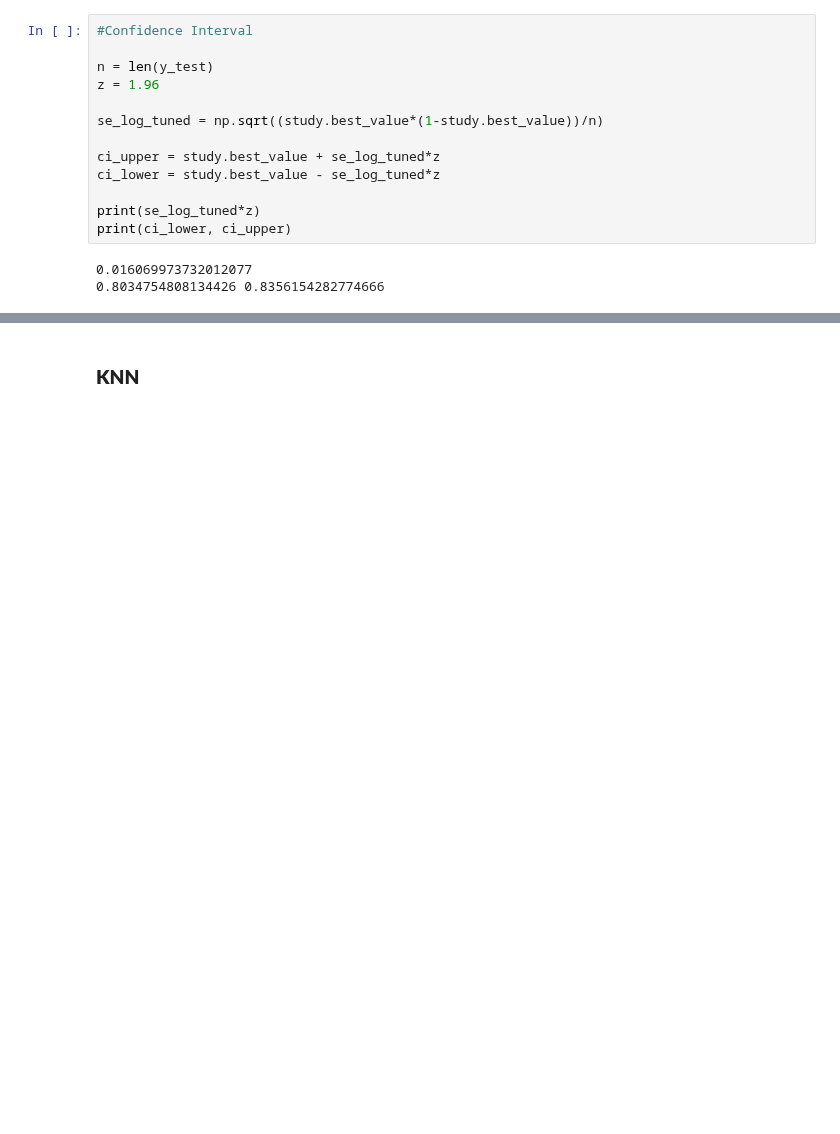
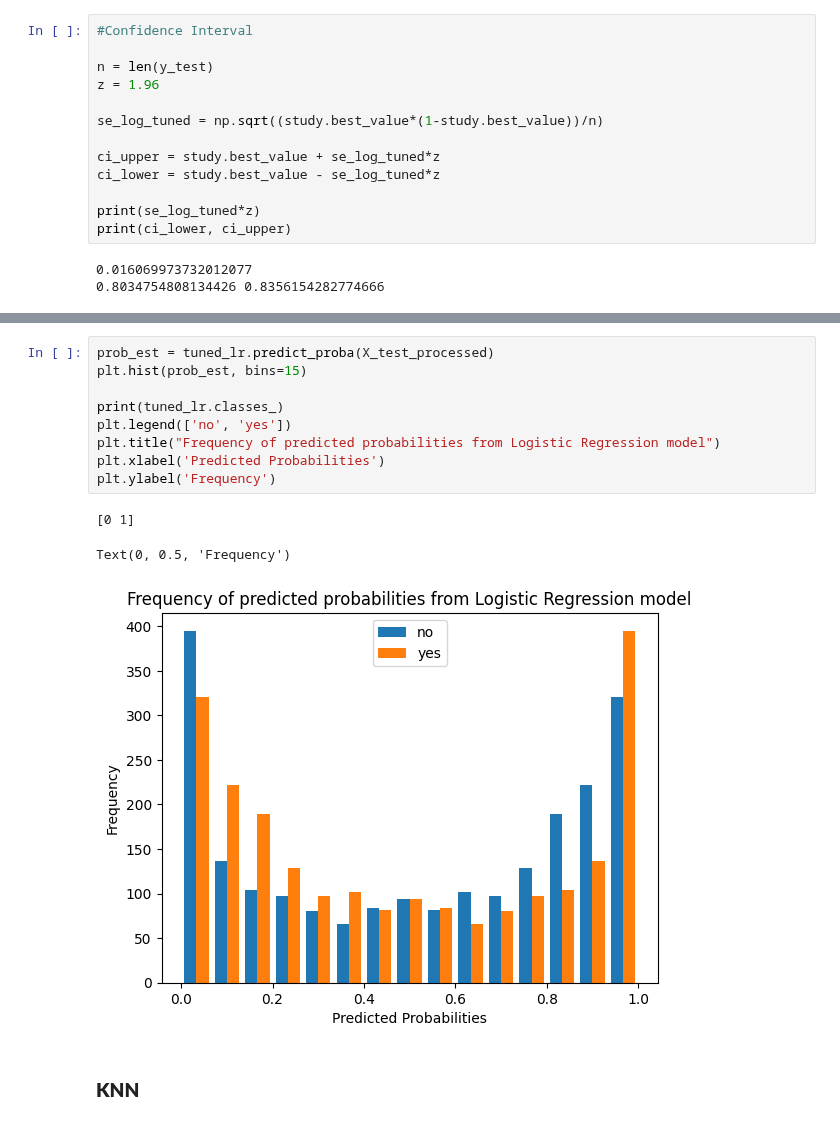
Before and after one commit to BakingPancakes/ML-for-Business-Decision-Making-Project, a Jupyter notebook: main.ipynb, the cells around one changed output, grey strips where cells are left out. Drawn from its saved outputs; the diff is of its cells as text; blank space fills up the shorter version.

Commit message:
tree and LR visualizations; tree could probably look better

```diff
--- a/main.ipynb
+++ b/main.ipynb
@@ -579,3 +587,16 @@ print(ci_lower, ci_upper)
+# %%
+prob_est = tuned_lr.predict_proba(X_test_processed)
+plt.hist(prob_est, bins=15)
+
+print(tuned_lr.classes_)
+plt.legend(['no', 'yes'])
+plt.title("Frequency of predicted probabilities from Logistic Regression model")
+plt.xlabel('Predicted Probabilities')
+plt.ylabel('Frequency')
+# %% [output]
+[0 1]
+Text(0, 0.5, 'Frequency')
+[figure, added]
 # %% [markdown]
 <div style= "font-family: 'Georgia', serif;" >
 
```
Also changed, not shown: parts of 3 cells of this notebook.
